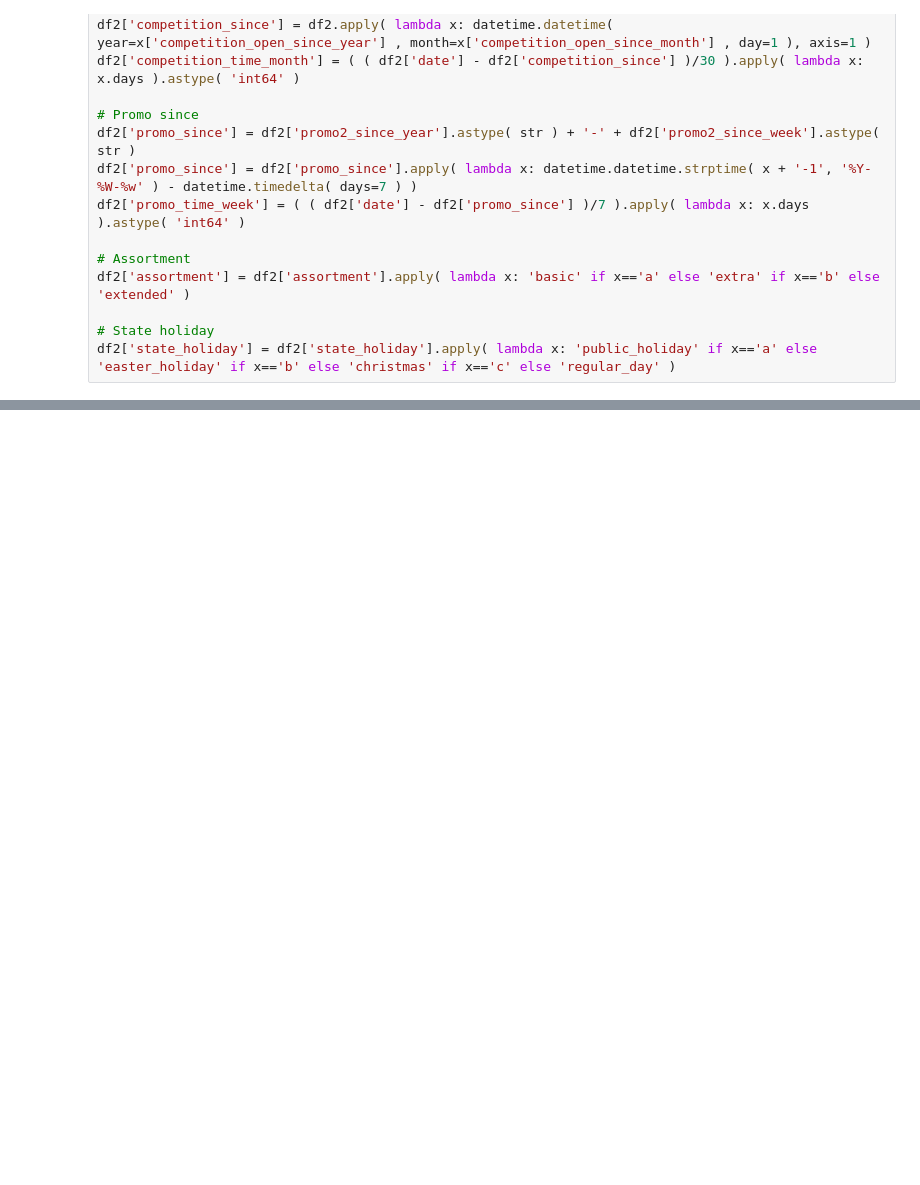
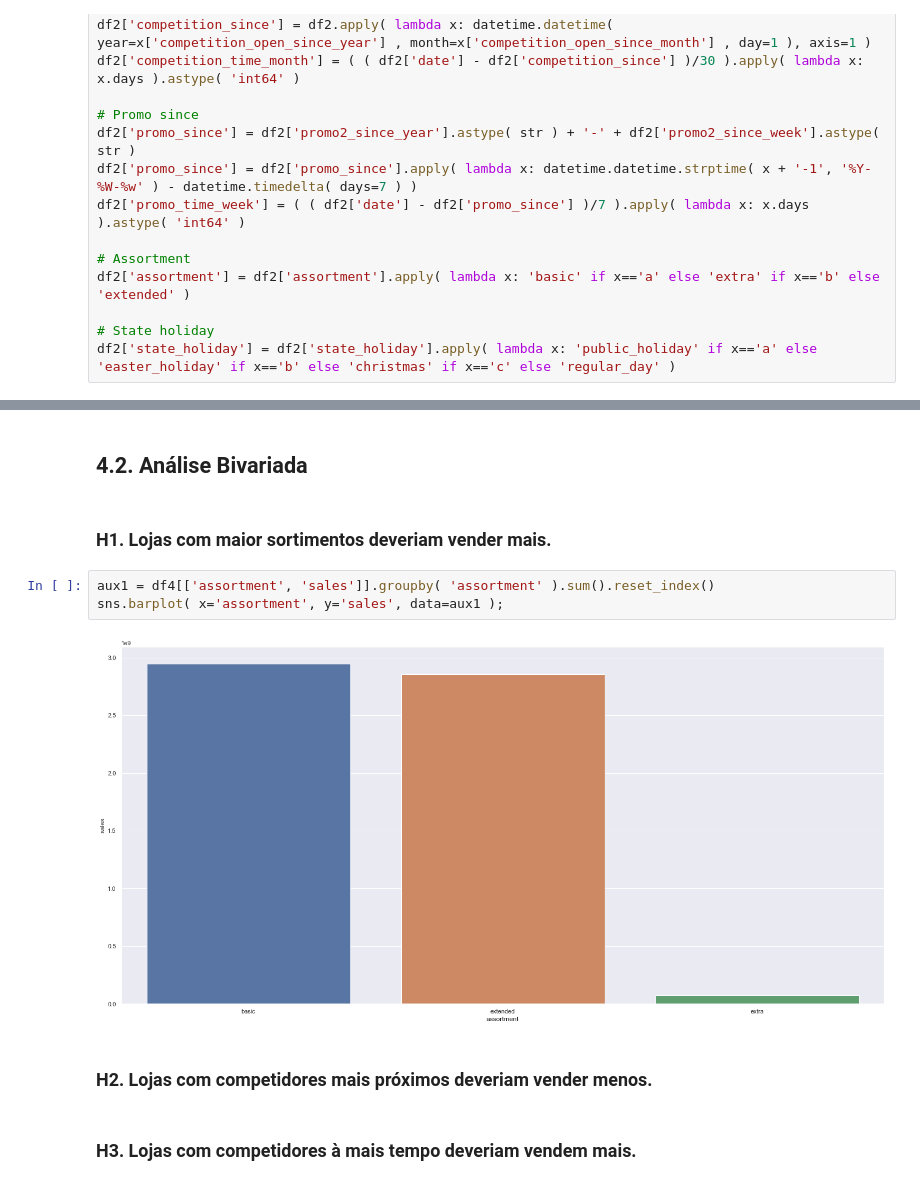
Before and after one commit to NaylsonS/rossman-store-sales, a Jupyter notebook: m02_v01_store_sales_prediction.ipynb, the cells around one changed output, grey strips where cells are left out. Cells and saved outputs as stored; diff of their text form; blank space fills up the shorter version.

```diff
--- a/m02_v01_store_sales_prediction.ipynb
+++ b/m02_v01_store_sales_prediction.ipynb
@@ -369,0 +435,13 @@ df2['state_holiday'] = df2['state_holiday'].apply( lambda x: 'public_holiday' if
+# %% [markdown]
+## 4.2. Análise Bivariada
+# %% [markdown]
+### H1. Lojas com maior sortimentos deveriam vender mais.
+# %%
+aux1 = df4[['assortment', 'sales']].groupby( 'assortment' ).sum().reset_index()
+sns.barplot( x='assortment', y='sales', data=aux1 );
+# %% [output]
+[figure, added]
+# %% [markdown]
+### H2. Lojas com competidores mais próximos deveriam vender menos.
+# %% [markdown]
+### H3. Lojas com competidores à mais tempo deveriam vendem mais.
```
Also changed, not shown: parts of 18 cells of this notebook.
